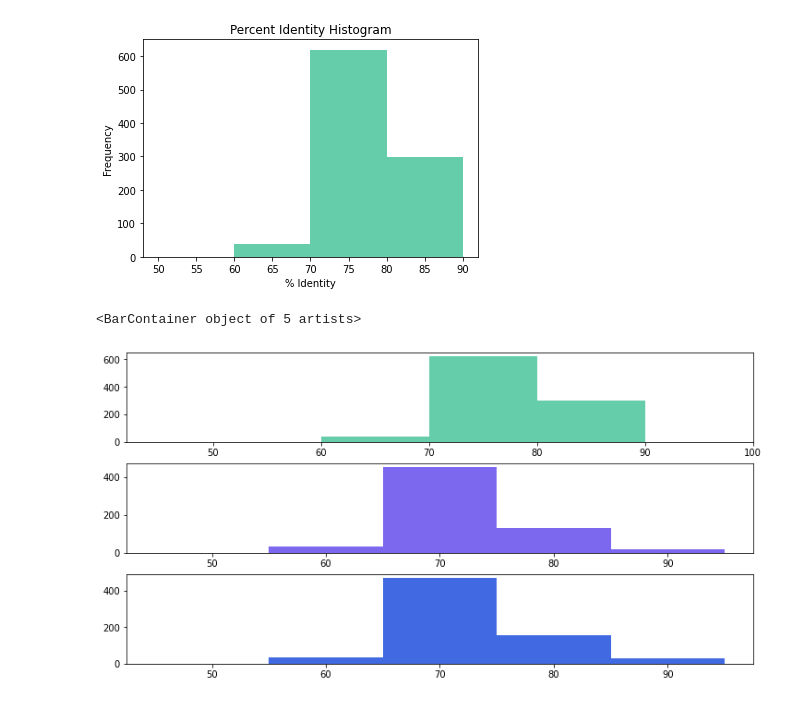
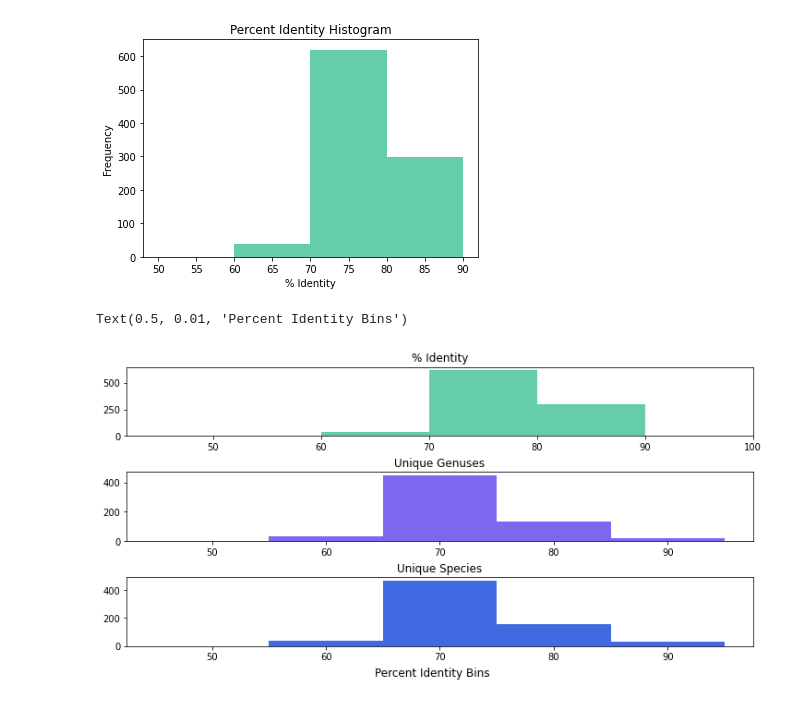
Before and after one commit to rezlaconic/rbif109-final, a Jupyter notebook: Assignment4/final_notebook.ipynb, the cells around one changed output. Saved outputs shown, nothing was run; the diff lists cells and outputs as text; code cells hidden in the pictures.

```diff
--- a/Assignment4/final_notebook.ipynb
+++ b/Assignment4/final_notebook.ipynb
@@ -315,31 +334,41 @@ Text(0.5, 1.0, 'Percent Identity Histogram')
 # %%
 '''How many species within each bin? '''
 
 bins = [50.0, 60.0, 70.0, 80, 90]
 
 
 blast_df_50_60 = blast_df.loc[ blast_df['%Identity'] >= 50].loc[ blast_df['%Identity'] <60 ]
 blast_df_60_70 = blast_df.loc[ blast_df['%Identity'] >= 60].loc[ blast_df['%Identity'] <70 ]
 blast_df_70_80 = blast_df.loc[ blast_df['%Identity'] >= 70].loc[ blast_df['%Identity'] <80 ]
 blast_df_80_90 = blast_df.loc[ blast_df['%Identity'] >= 80].loc[ blast_df['%Identity'] <90 ]
 blast_df_90_100 = blast_df.loc[ blast_df['%Identity'] >= 90].loc[ blast_df['%Identity'] <100 ]
 
 
 binned_dfs = [blast_df_50_60, blast_df_60_70, blast_df_70_80, blast_df_80_90, blast_df_90_100 ]
 
 unique_genus_counts = [ len(b_df['Genus'].unique()) for b_df in binned_dfs]
 unique_species_counts = [ len(b_df['Species'].unique()) for b_df in binned_dfs]
 
 
 fig, [ax1, ax2, ax3] = plt.subplots(nrows=3,ncols=1, figsize= (10,5), constrained_layout = True)
 axes = fig.get_axes()
 
 
-
+# %identity hist
 ax1.hist(blast_df['%Identity'],bins,color='mediumaquamarine')
 ax1.set_xlim(42,100)
+ax1.set_title('% Identity')
+
+# Unique genuses bar plot
 ax2.bar(bins,unique_genus_counts,width=10,color='mediumslateblue')
+ax2.set_title('Unique Genuses')
+
+
+# Unique species bar plot
 ax3.bar(bins,unique_species_counts,width=10,color='royalblue')
+ax3.set_title('Unique Species')
+
+fig.supxlabel("Percent Identity Bins")
 # %% [output]
-<BarContainer object of 5 artists>
+Text(0.5, 0.01, 'Percent Identity Bins')
-[figure, old version]
+[figure, new version]
```
Also changed, not shown: parts of 2 cells of this notebook, 3 other files.
